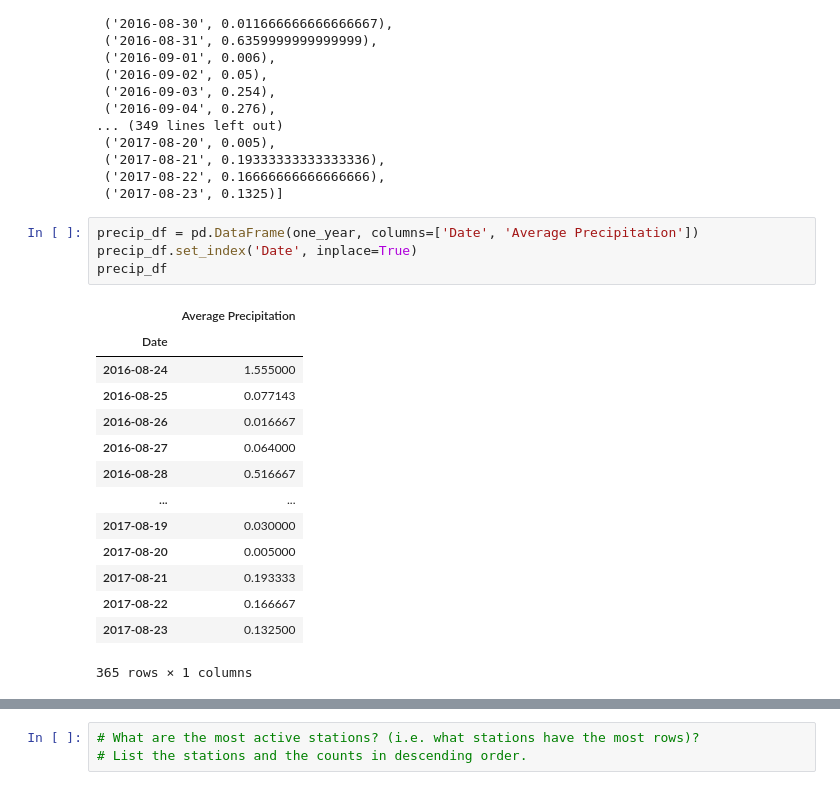
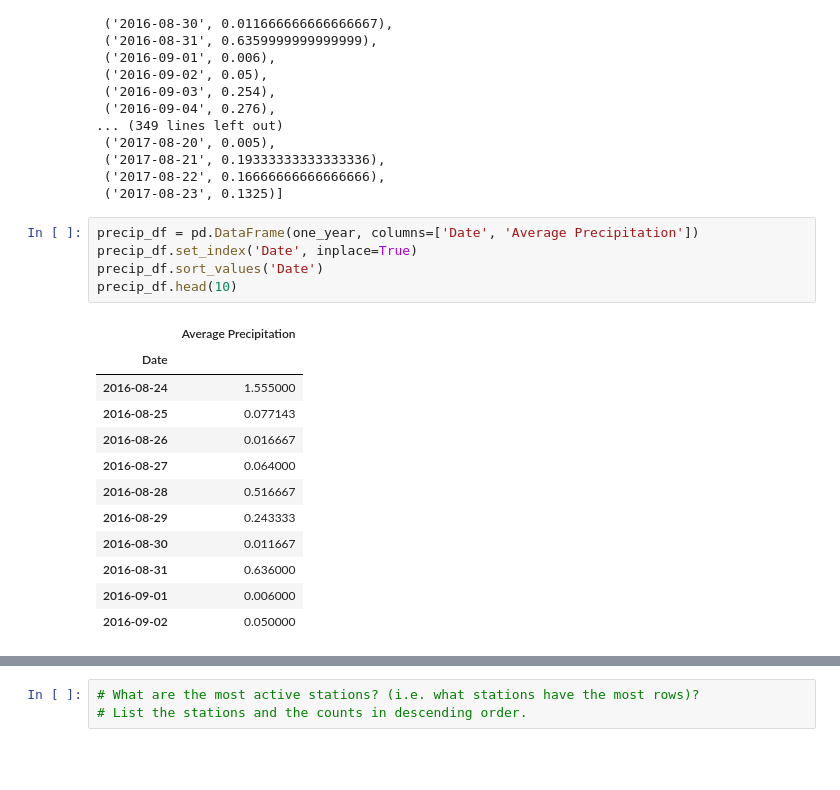
Before and after one commit to meghanvl/Climate_Analysis, a Jupyter notebook: Climate_Analysis.ipynb, the cells around one changed output, grey strips where cells are left out. Saved outputs shown, nothing was run; the diff lists cells and outputs as text; blank space fills up the shorter version.

```diff
--- a/Climate_Analysis.ipynb
+++ b/Climate_Analysis.ipynb
@@ -97,19 +118,18 @@ one_year
 # %%
 precip_df = pd.DataFrame(one_year, columns=['Date', 'Average Precipitation'])
 precip_df.set_index('Date', inplace=True)
-precip_df
+precip_df.sort_values('Date')
+precip_df.head(10)
 # %% [output]
 |  | Average Precipitation |
 | Date |  |
 | 2016-08-24 | 1.555000 |
 | 2016-08-25 | 0.077143 |
 | 2016-08-26 | 0.016667 |
 | 2016-08-27 | 0.064000 |
 | 2016-08-28 | 0.516667 |
-| ... | ... |
-| 2017-08-19 | 0.030000 |
-| 2017-08-20 | 0.005000 |
-| 2017-08-21 | 0.193333 |
-| 2017-08-22 | 0.166667 |
-| 2017-08-23 | 0.132500 |
+| 2016-08-29 | 0.243333 |
+| 2016-08-30 | 0.011667 |
+| 2016-08-31 | 0.636000 |
+| 2016-09-01 | 0.006000 |
+| 2016-09-02 | 0.050000 |
-365 rows × 1 columns
```
Also changed, not shown: parts of 6 cells of this notebook.
